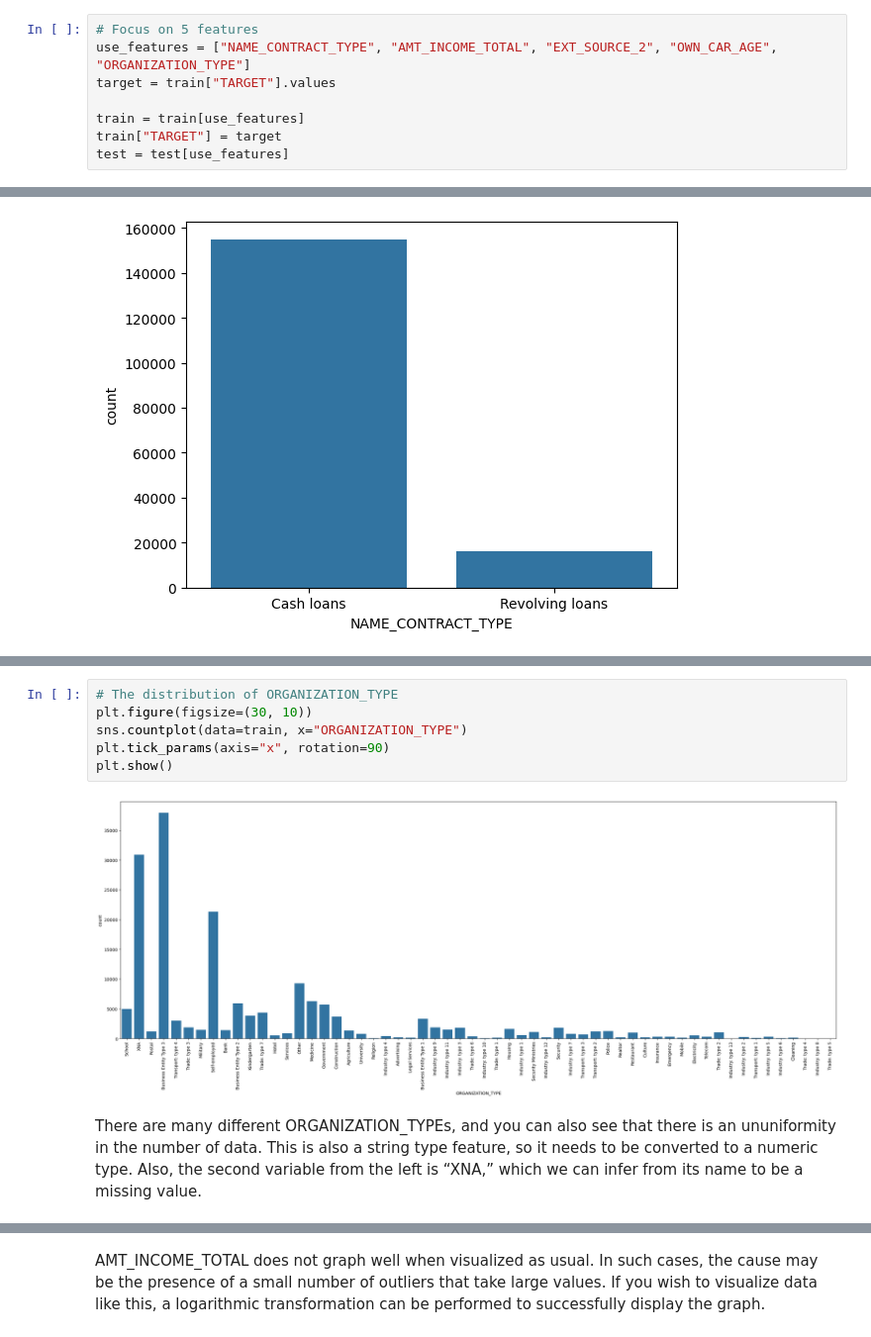
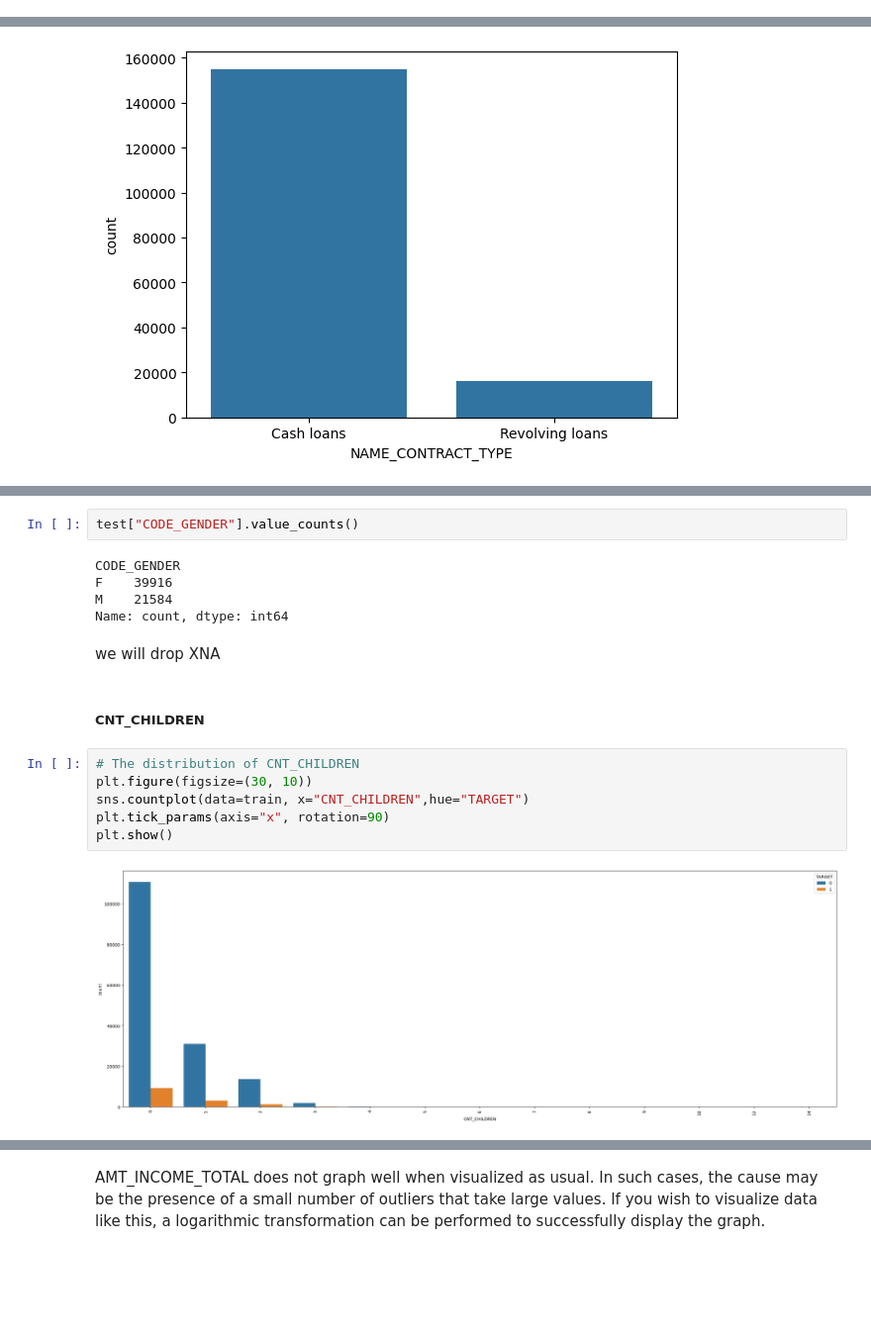
Before and after one commit to kirisame-ame/GCI-Competition, a Jupyter notebook: tutorial.ipynb, the cells around one changed output, grey strips where cells are left out. Shown at 99% size. Cells and saved outputs as stored; diff of their text form; blank space fills up the shorter version.

```diff
--- a/tutorial.ipynb
+++ b/tutorial.ipynb
@@ -83,8 +77,0 @@ For the 5 types of features used, we have selected them so that we can explain t
-# %%
-# Focus on 5 features
-use_features = ["NAME_CONTRACT_TYPE", "AMT_INCOME_TOTAL", "EXT_SOURCE_2", "OWN_CAR_AGE", "ORGANIZATION_TYPE"]
-target = train["TARGET"].values
-
-train = train[use_features]
-train["TARGET"] = target
-test = test[use_features]
@@ -167,10 +165,19 @@ There are two variables in NAME_CONTRACT_TYPE, Cash loans and Revolving loans, b
+# %%
+test["CODE_GENDER"].value_counts()
+# %% [output]
+CODE_GENDER
+F    39916
+M    21584
+Name: count, dtype: int64
+# %% [markdown]
+we will drop XNA
+# %% [markdown]
+##### CNT_CHILDREN
 # %%
-# The distribution of ORGANIZATION_TYPE
+# The distribution of CNT_CHILDREN
 plt.figure(figsize=(30, 10))
-sns.countplot(data=train, x="ORGANIZATION_TYPE")
+sns.countplot(data=train, x="CNT_CHILDREN",hue="TARGET")
 plt.tick_params(axis="x", rotation=90)
 plt.show()
 # %% [output]
-[figure, old version]
+[figure, new version]
-# %% [markdown]
-There are many different ORGANIZATION_TYPEs, and you can also see that there is an ununiformity in the number of data. This is also a string type feature, so it needs to be converted to a numeric type. Also, the second variable from the left is “XNA,” which we can infer from its name to be a missing value.
```
Also changed, not shown: parts of 232 cells of this notebook, 9 other files.
